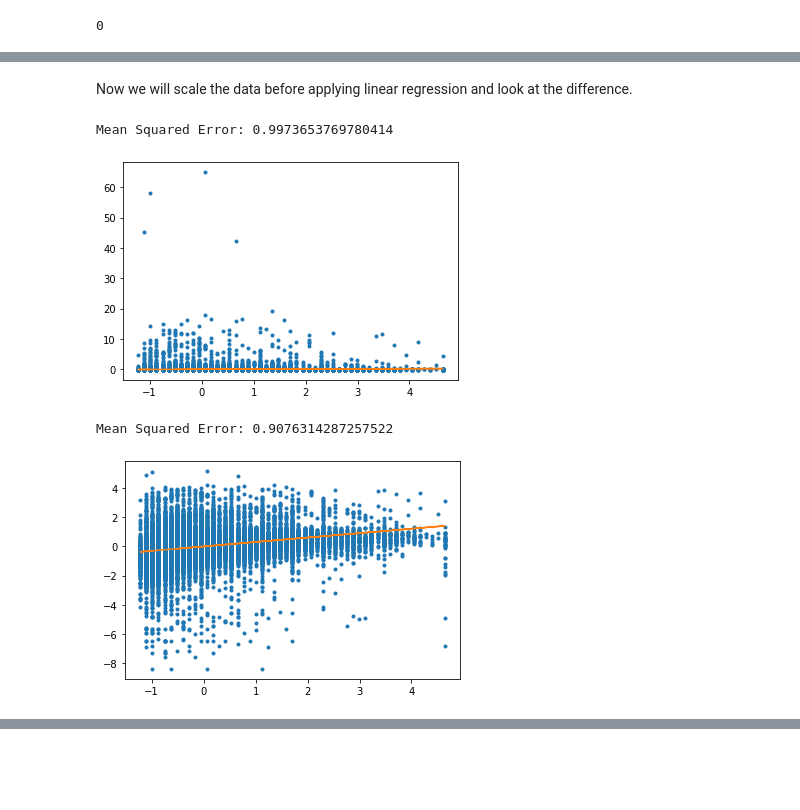
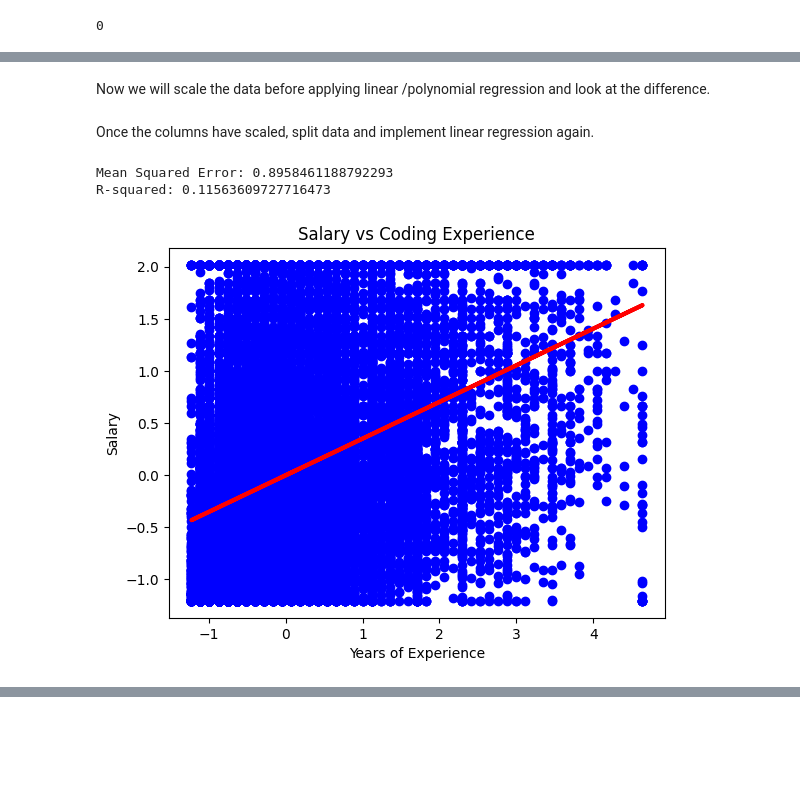
Before and after one commit to Jensen-T/StackOverflow-2022-Survey-Analysis, a Jupyter notebook: Data Analysis.ipynb, the cells around one changed output, grey strips where cells are left out. Saved outputs shown, nothing was run; the diff lists cells and outputs as text; code cells hidden in the pictures.

```diff
--- a/Data Analysis.ipynb
+++ b/Data Analysis.ipynb
@@ -68,2 +76,0 @@ plt.show()
-# %%
-df['Log_Salary'] = df['ConvertedCompYearly'].apply(lambda x: np.log10(x))
@@ -77,7 +79,7 @@ plt.show()
 # %% [markdown]
 #### Using linear regression
 # %%
-cleaned_df = df.dropna(axis = 0, subset = ['WorkExp', 'ConvertedCompYearly', 'Log_Salary'])
+cleaned_df = df.dropna(axis = 0, subset = ['WorkExp', 'ConvertedCompYearly'])
 # %%
 cleaned_df['WorkExp'].isnull().sum()
 # %% [output]
@@ -143,8 +165,8 @@ R-squared: 0.002252339421967453
 ... (6 outputs left out)
 # %% [markdown]
-Now we will scale the data before applying linear regression and look at the difference.
+Now we will scale the data before applying linear /polynomial regression and look at the difference.
 # %%
-columns_to_scale = ['WorkExp', 'ConvertedCompYearly', 'Log_Salary']
+columns_to_scale = ['WorkExp', 'ConvertedCompYearly']
 # %%
 scaler = StandardScaler()
 df_scaled = scaler.fit_transform(cleaned_df[columns_to_scale])
@@ -155,26 +176,24 @@ Log_Salary = df_scaled[:, 2].reshape(-1, 1)
+# %%
+X_train, X_test, y_train, y_test = train_test_split(WorkExp, ConvertedCompYearly, test_size=0.2, random_state=1)
+# %% [markdown]
+Once the columns have scaled, split data and implement linear regression again.
 # %%
-lr = LinearRegression()
-lr.fit(WorkExp, ConvertedCompYearly)
-y_pred = lr.predict(WorkExp)
+model = LinearRegression()
+model.fit(X_train, y_train)
+y_pred = model.predict(X_test)
 
-mse = mean_squared_error(ConvertedCompYearly, y_pred)
-print('Mean Squared Error:', mse)
+mse = mean_squared_error(y_test, y_pred)
+r2 = r2_score(y_test, y_pred)
+print(f'Mean Squared Error: {mse}')
+print(f'R-squared: {r2}')
 
-plt.plot(WorkExp, ConvertedCompYearly, '.', WorkExp, y_pred, '-')
+plt.scatter(WorkExp, ConvertedCompYearly, color='blue')
+plt.plot(X_test, y_pred, color='red', linewidth=3)
+plt.xlabel('Years of Experience')
+plt.ylabel('Salary')
+plt.title('Salary vs Coding Experience')
 plt.show()
 # %% [output]
-Mean Squared Error: 0.9973653769780414
+Mean Squared Error: 0.8958461188792293
+R-squared: 0.11563609727716473
-[figure, old version]
+[figure, new version]
-# %%
-lr = LinearRegression()
-lr.fit(WorkExp, Log_Salary)
-y_pred = lr.predict(WorkExp)
-
-mse = mean_squared_error(Log_Salary, y_pred)
-print('Mean Squared Error:', mse)
-
-plt.plot(WorkExp, Log_Salary, '.', WorkExp, y_pred, '-')
-plt.show()
-# %% [output]
-Mean Squared Error: 0.9076314287257522
-[figure, removed]
```
Also changed, not shown: parts of 26 cells of this notebook.
